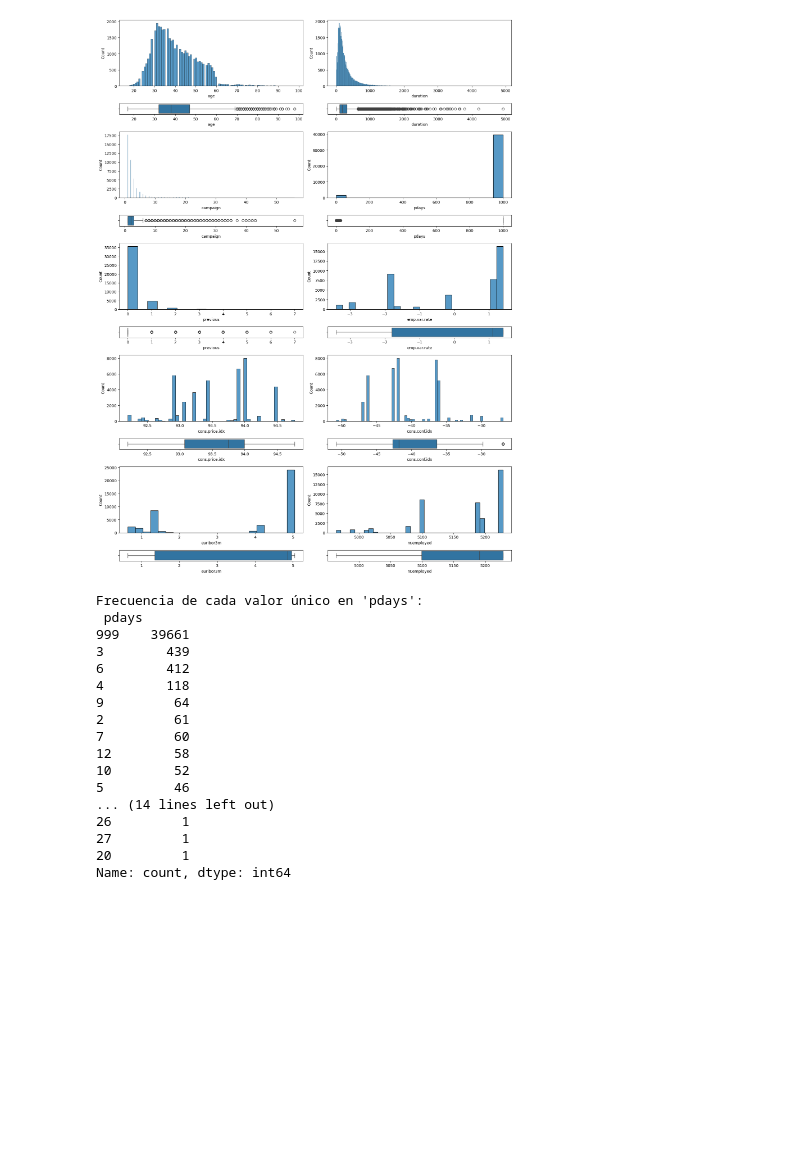
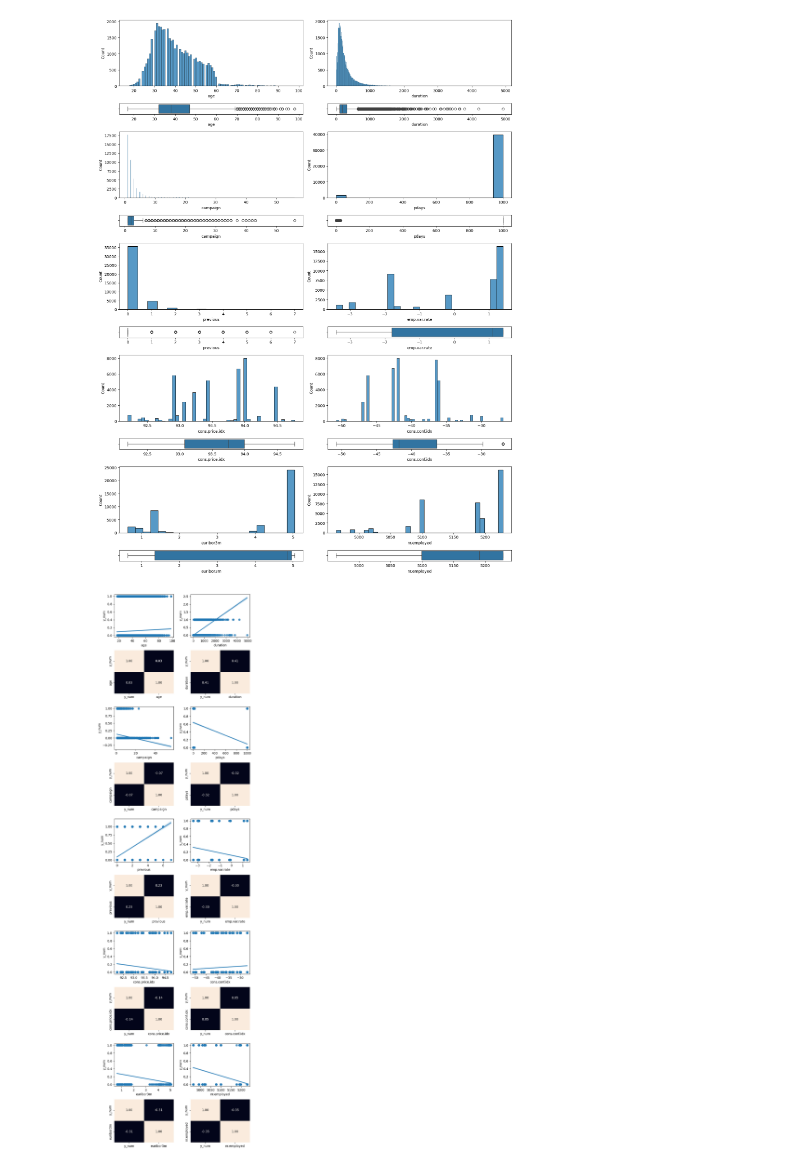
Before and after one commit to ASGAMO-DS/Marketing-Bancario, a Jupyter notebook: src/explore.ipynb, the cells around one changed output. Saved outputs shown, nothing was run; the diff lists cells and outputs as text; code cells hidden in the pictures; blank space fills up the shorter version.

```diff
--- a/src/explore.ipynb
+++ b/src/explore.ipynb
@@ -338,24 +335,54 @@ plt.show()
-# %%
-# Obtener la frecuencia de cada valor único en 'pdays'
-frecuencia_valores = df['pdays'].value_counts()
-
-# Mostrar la frecuencia de cada valor único
-print("Frecuencia de cada valor único en 'pdays':\n", frecuencia_valores)
-# %% [output]
-Frecuencia de cada valor único en 'pdays':
- pdays
-999    39661
-3        439
-6        412
-4        118
-9         64
-2         61
-7         60
-12        58
-10        52
-5         46
-... (14 lines left out)
-26         1
-27         1
-20         1
-Name: count, dtype: int64
+# %%
+#Factorizando las variables categóricas
+
+df['job_num']= pd.factorize(df['job'])[0]
+df['marital_num']= pd.factorize(df['marital'])[0]
+df['education_num']= pd.factorize(df['education'])[0]
+df['default_num']= pd.factorize(df['default'])[0]
+df['housing_num']= pd.factorize(df['housing'])[0]
+df['loan_num']= pd.factorize(df['loan'])[0]
+df['contact_num']= pd.factorize(df['contact'])[0]
+df['month_num']= pd.factorize(df['month'])[0]
+df['day_of_week_num']= pd.factorize(df['day_of_week'])[0]
+df['poutcome_num']= pd.factorize(df['poutcome'])[0]
+df['y_num']= pd.factorize(df['y'])[0]
+# %%
+#Análisis Multivariante
+#Análisis numérico - numérico (¿o esto sería numérico categórico porque se factorizó?)
+
+fig, axis = plt.subplots(10, 2, figsize = (7,25))
+
+sns.regplot(ax = axis[0,0], data=df,x='age', y='y_num')
+sns.heatmap(df[['y_num','age']].corr(),annot=True,fmt='.2f',ax=axis[1,0],cbar=False)
+
+sns.regplot(ax = axis[0,1], data=df,x='duration', y='y_num')
+sns.heatmap(df[['y_num','duration']].corr(),annot=True,fmt='.2f',ax=axis[1,1],cbar=False)
+
+sns.regplot(ax = axis[2,0], data=df,x='campaign', y='y_num')
+sns.heatmap(df[['y_num','campaign']].corr(),annot=True,fmt='.2f',ax=axis[3,0],cbar=False)
+
+sns.regplot(ax = axis[2,1], data=df,x='pdays', y='y_num')
+sns.heatmap(df[['y_num','pdays']].corr(),annot=True,fmt='.2f',ax=axis[3,1],cbar=False)
+
+sns.regplot(ax = axis[4,0], data=df,x='previous', y='y_num')
+sns.heatmap(df[['y_num','previous']].corr(),annot=True,fmt='.2f',ax=axis[5,0],cbar=False)
+
+sns.regplot(ax = axis[4,1], data=df,x='emp.var.rate', y='y_num')
+sns.heatmap(df[['y_num','emp.var.rate']].corr(),annot=True,fmt='.2f',ax=axis[5,1],cbar=False)
+
+sns.regplot(ax = axis[6,0], data=df,x='cons.price.idx', y='y_num')
+sns.heatmap(df[['y_num','cons.price.idx']].corr(),annot=True,fmt='.2f',ax=axis[7,0],cbar=False)
+
+sns.regplot(ax = axis[6,1], data=df,x='cons.conf.idx', y='y_num')
+sns.heatmap(df[['y_num','cons.conf.idx']].corr(),annot=True,fmt='.2f',ax=axis[7,1],cbar=False)
+
+sns.regplot(ax = axis[8,0], data=df,x='euribor3m', y='y_num')
+sns.heatmap(df[['y_num','euribor3m']].corr(),annot=True,fmt='.2f',ax=axis[9,0],cbar=False)
+
+sns.regplot(ax = axis[8,1], data=df,x='nr.employed', y='y_num')
+sns.heatmap(df[['y_num','nr.employed']].corr(),annot=True,fmt='.2f',ax=axis[9,1],cbar=False)
+
+plt.tight_layout()
+plt.show()
+# %% [output]
+[figure, added]
```
Also changed, not shown: parts of 3 cells of this notebook.
